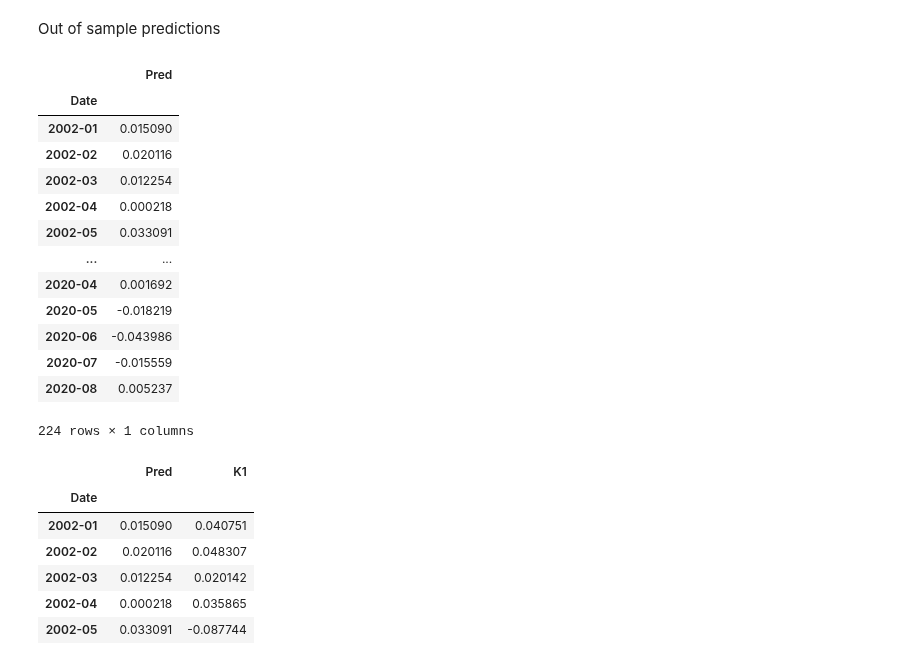
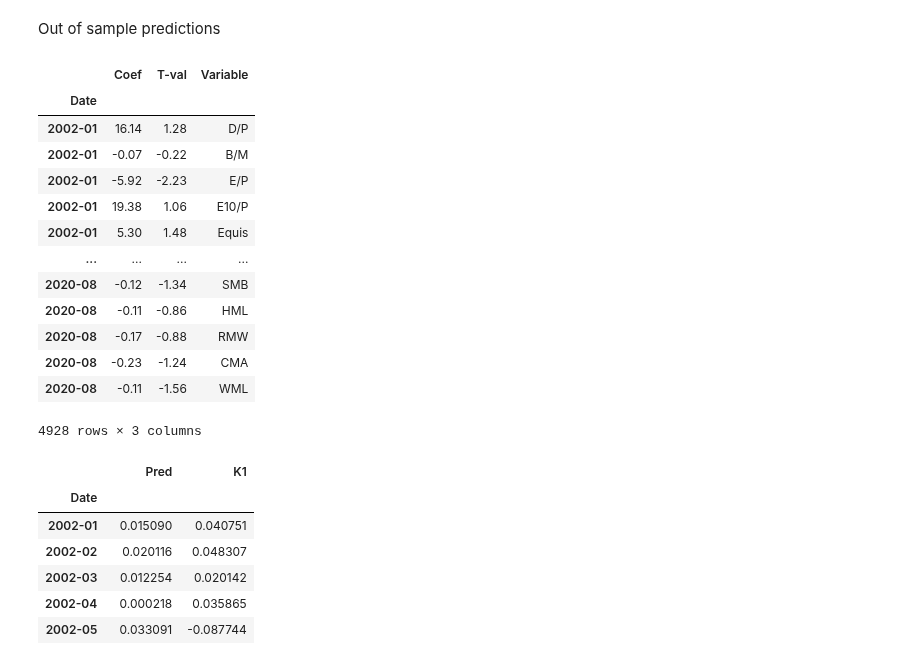
Before and after one commit to jessekeranen/seminar, a Jupyter notebook: jupyter.ipynb, the cells around one changed output. Cells and saved outputs as stored; diff of their text form; code cells hidden in the pictures.

Commit message:
Regression results to a dataframe

```diff
--- a/jupyter.ipynb
+++ b/jupyter.ipynb
@@ -643,38 +643,49 @@ Notes:
 Out of sample predictions
 # %%
 dates = finalIndexMonthly.loc["2002-01":].index
-results = []
+results = np.empty(shape=(0, 4))
 predictions = []
 
 for date in dates:
     out_of_sample = finalmonthlyOnlyIV.loc[date]
     df = finalIndexMonthly.loc[:date].iloc[:-1, :-4]
     X = df.iloc[:, :-1]
     y = df.iloc[:, -1:]
     ols = sm.OLS(y, X).fit()
-    results.append([ols])
+    temp = np.matrix([[date] * len(ols.params)] + [ols.params.tolist()] + [ols.tvalues.tolist()] + [ols.params.index.tolist()])
+
+    temp = np.transpose(temp)
+    results = np.vstack((results, temp))
+
     prediction = [date, ols.predict(out_of_sample)[0]]
     predictions.append(prediction)
 
 pred_df = pd.DataFrame(predictions)
 pred_df = pred_df.rename(columns={0: "Date", 1: "Pred"})
 pred_df.set_index('Date', inplace=True)
-pred_df
+
+results = pd.DataFrame(results)
+results = results.rename(columns={0: "Date", 1: "Coef", 2: "T-val", 3: "Variable"})
+results.set_index("Date", inplace=True)
+
+results[["Coef", "T-val"]] = results[["Coef", "T-val"]].apply(pd.to_numeric)
+results = results.round(2)
+results
 # %% [output]
-|  | Pred |
-| Date |  |
-| 2002-01 | 0.015090 |
-| 2002-02 | 0.020116 |
-| 2002-03 | 0.012254 |
-| 2002-04 | 0.000218 |
-| 2002-05 | 0.033091 |
-| ... | ... |
-| 2020-04 | 0.001692 |
-| 2020-05 | -0.018219 |
-| 2020-06 | -0.043986 |
-| 2020-07 | -0.015559 |
-| 2020-08 | 0.005237 |
+|  | Coef | T-val | Variable |
+| Date |  |  |  |
+| 2002-01 | 16.14 | 1.28 | D/P |
+| 2002-01 | -0.07 | -0.22 | B/M |
+| 2002-01 | -5.92 | -2.23 | E/P |
+| 2002-01 | 19.38 | 1.06 | E10/P |
+| 2002-01 | 5.30 | 1.48 | Equis |
+| ... | ... | ... | ... |
+| 2020-08 | -0.12 | -1.34 | SMB |
+| 2020-08 | -0.11 | -0.86 | HML |
+| 2020-08 | -0.17 | -0.88 | RMW |
+| 2020-08 | -0.23 | -1.24 | CMA |
+| 2020-08 | -0.11 | -1.56 | WML |
-224 rows × 1 columns
+4928 rows × 3 columns
 # %%
 df2 = pred_df.merge(finalIndexMonthly["K1"], on="Date")
 df2
```
Also changed, not shown: parts of 2 cells of this notebook.
